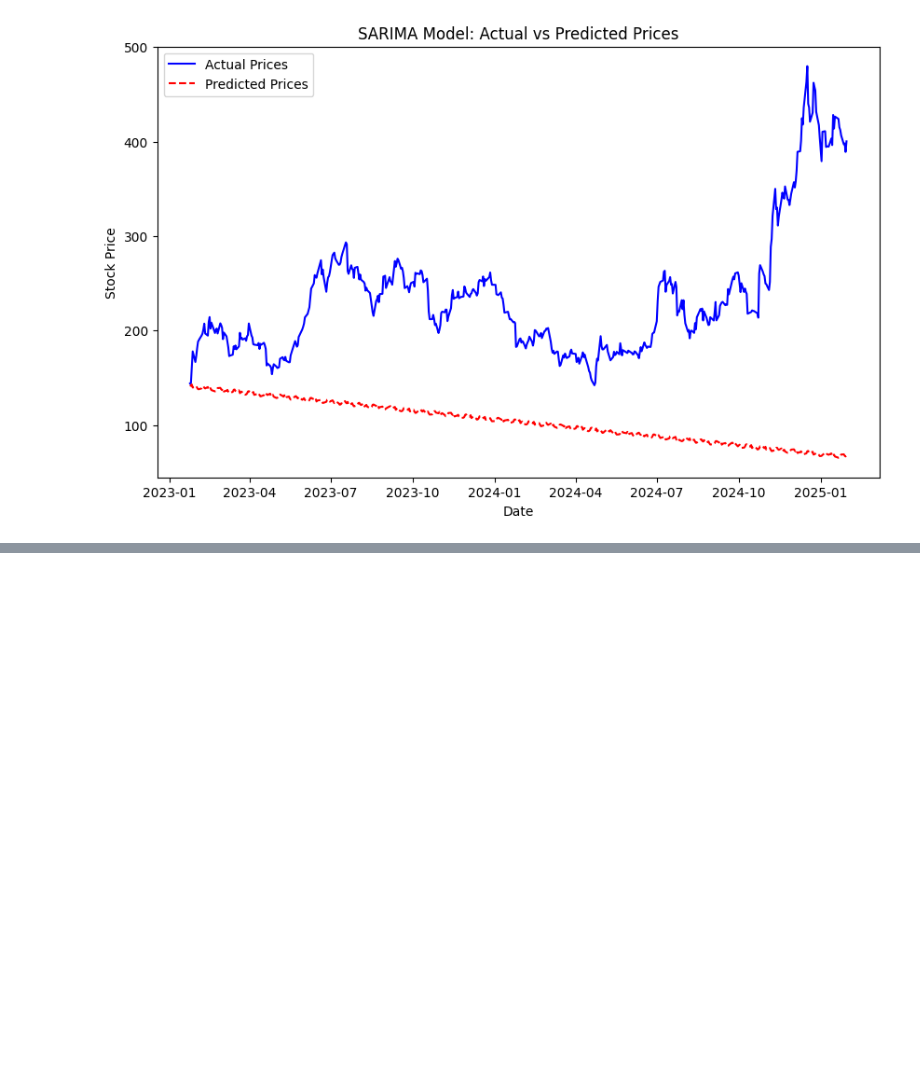
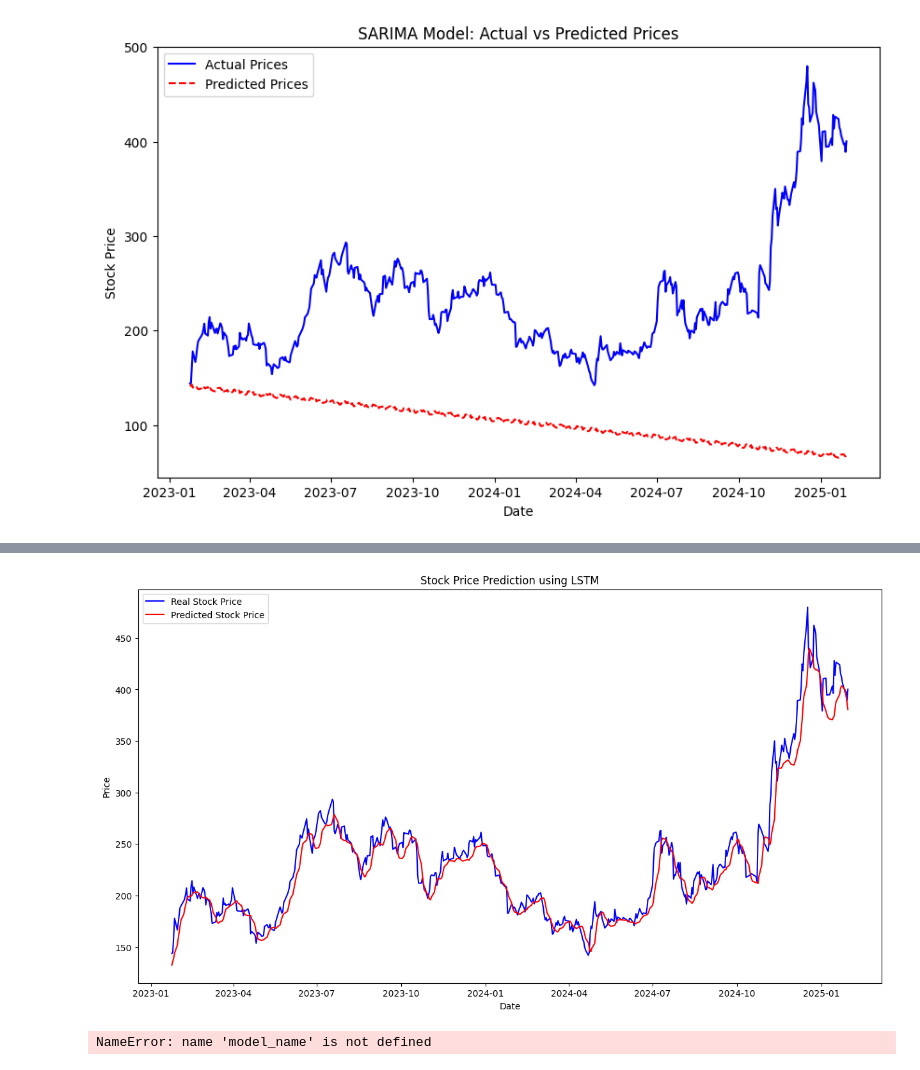
Before and after one commit to Nahom-ketsela/kaim-week-11, a Jupyter notebook: notebook/Time_Series_Forcasting.ipynb, the cells around one changed output, grey strips where cells are left out. Cells and saved outputs as stored; diff of their text form; code cells hidden in the pictures; blank space fills up the shorter version.

Commit message:
Model training and evaluation done for LSTM.

```diff
--- a/notebook/Time_Series_Forcasting.ipynb
+++ b/notebook/Time_Series_Forcasting.ipynb
@@ -92,3 +92,6 @@ MAE: 130.1167
 RMSE: 151.6919
 MAPE: 49.62%
 [figure]
+# %%
+# Assume `train` and `test` are pandas Series containing stock prices
+ltsm_forecast, lstm_model, data_scaler = tsfm.train_lstm_model(train, test, n_steps=60, epochs=20, batch_size=32)
@@ -94,0 +116,33 @@ MAPE: 49.62%
+# %%
+# Plot the results
+plt.figure(figsize=(15, 8))
+plt.plot(test.index, test.values, color='blue', label='Real Stock Price')  # Real data
+plt.plot(test.index, ltsm_forecast, color='red', label='Predicted Stock Price')  # Predicted data
+plt.title('Stock Price Prediction using LSTM')
+plt.xlabel('Date')
+plt.ylabel('Price')
+plt.legend()
+plt.show()
+# %% [output]
+[figure, added]
+# %%
+from sklearn.metrics import mean_absolute_error, mean_squared_error
+import numpy as np
+
+# Ensure ltsm_forecast is a 1D array (Fix the shape issue)
+ltsm_forecast = np.array(ltsm_forecast).ravel()  # Convert (507, 1) to (507,)
+
+# Ensure test is also 1D
+test = np.array(test).ravel()
+
+# Now you can calculate MAE, RMSE, and MAPE without NaN issues
+mae = mean_absolute_error(test, ltsm_forecast)
+rmse = np.sqrt(mean_squared_error(test, ltsm_forecast))
+mape = np.mean(np.abs((test - ltsm_forecast) / test)) * 100
+
+print(f'LStM Model Evaluation:')
+print(f'MAE: {mae:.4f}')
+print(f'RMSE: {rmse:.4f}')
+print(f'MAPE: {mape:.2f}%')
+# %% [output]
+NameError: name 'model_name' is not defined
```
Also changed, not shown: parts of 2 cells of this notebook, 1 other file.
